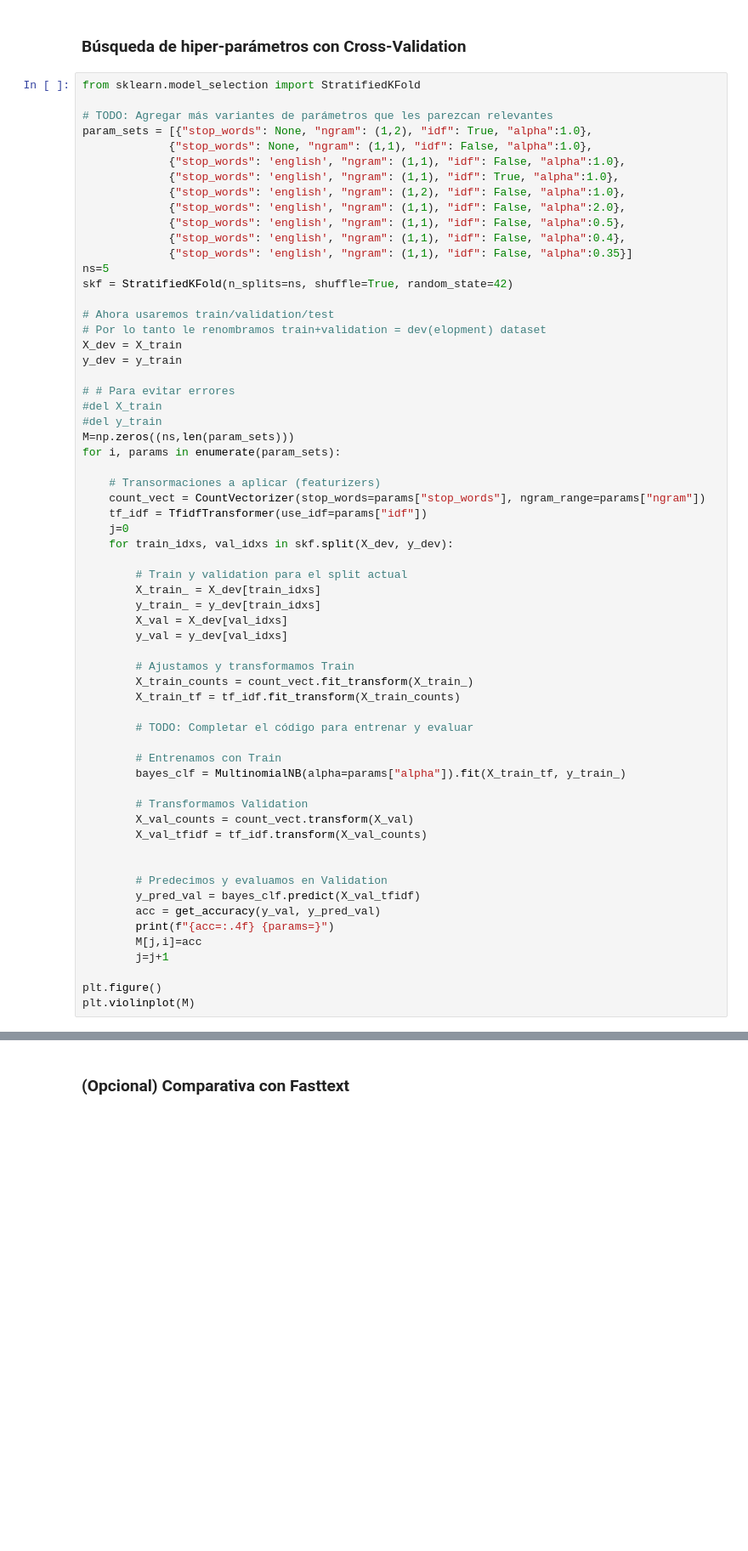
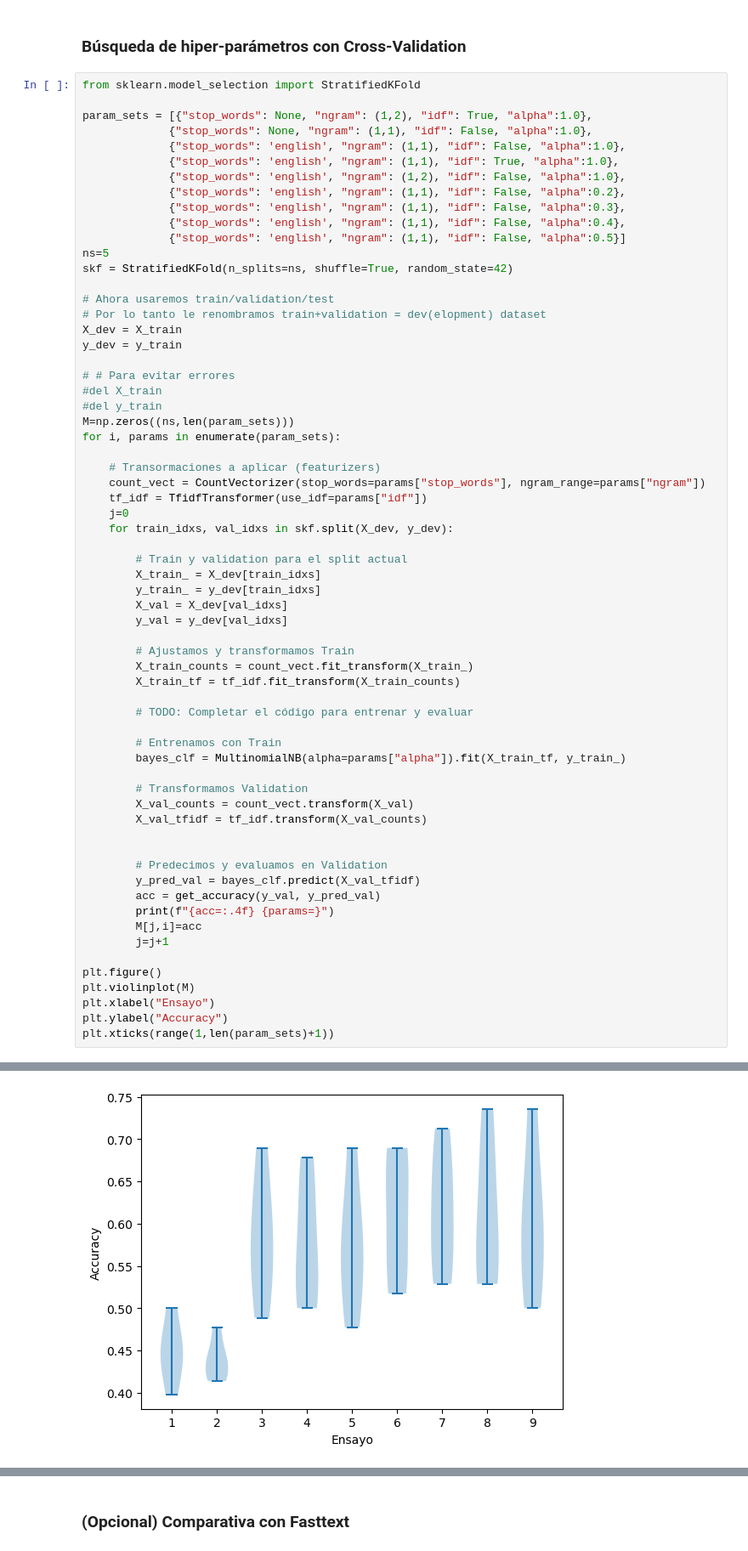
Before and after one commit to julianrdzf/IntroCD-tarea1-entrega, a Jupyter notebook: Tarea2.ipynb, the cells around one changed output, grey strips where cells are left out. Shown at 85% size. Saved outputs shown, nothing was run; the diff lists cells and outputs as text; blank space fills up the shorter version.

```diff
--- a/Tarea2.ipynb
+++ b/Tarea2.ipynb
@@ -269,16 +314,15 @@ print(metrics.classification_report(y_test, y_pred_test, target_names=["Antony",
 # %%
 from sklearn.model_selection import StratifiedKFold
 
-# TODO: Agregar más variantes de parámetros que les parezcan relevantes
 param_sets = [{"stop_words": None, "ngram": (1,2), "idf": True, "alpha":1.0},
              {"stop_words": None, "ngram": (1,1), "idf": False, "alpha":1.0},
              {"stop_words": 'english', "ngram": (1,1), "idf": False, "alpha":1.0},
              {"stop_words": 'english', "ngram": (1,1), "idf": True, "alpha":1.0},
              {"stop_words": 'english', "ngram": (1,2), "idf": False, "alpha":1.0},
-             {"stop_words": 'english', "ngram": (1,1), "idf": False, "alpha":2.0},
-             {"stop_words": 'english', "ngram": (1,1), "idf": False, "alpha":0.5},
+             {"stop_words": 'english', "ngram": (1,1), "idf": False, "alpha":0.2},
+             {"stop_words": 'english', "ngram": (1,1), "idf": False, "alpha":0.3},
              {"stop_words": 'english', "ngram": (1,1), "idf": False, "alpha":0.4},
-             {"stop_words": 'english', "ngram": (1,1), "idf": False, "alpha":0.35}]
+             {"stop_words": 'english', "ngram": (1,1), "idf": False, "alpha":0.5}]
 ns=5
 skf = StratifiedKFold(n_splits=ns, shuffle=True, random_state=42)
 
@@ -328,3 +372,7 @@ for i, params in enumerate(param_sets):
 
 plt.figure()
 plt.violinplot(M)
+plt.xlabel("Ensayo")
+plt.ylabel("Accuracy")
+plt.xticks(range(1,len(param_sets)+1))
+# %% [output]
@@ -331,3 +414,4 @@ plt.violinplot(M)
+[figure, added]
 # %%
 count_vect = CountVectorizer(stop_words='english', ngram_range=(1,1))
 tf_idf = TfidfTransformer(use_idf=False)
```
Also changed, not shown: parts of 21 cells of this notebook.
